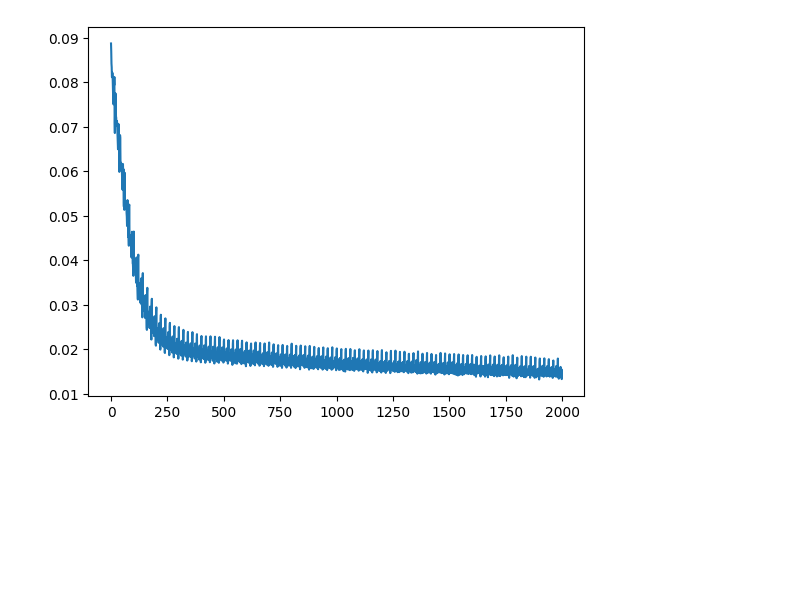
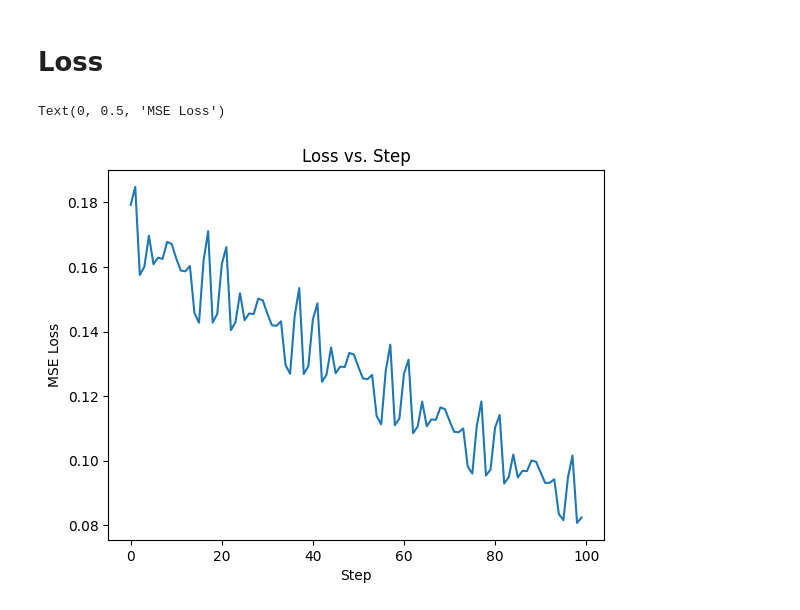
Before and after one commit to jlombino/ColorizerTorchPort, a Jupyter notebook: colors.ipynb, the cells around one changed output. Drawn from its saved outputs; the diff is of its cells as text; code cells hidden in the pictures; blank space fills up the shorter version.

```diff
--- a/colors.ipynb
+++ b/colors.ipynb
@@ -99,14 +116,17 @@ class Upsampling(nn.Module):
     def __init__(self, in_filters, out_filters):
         super().__init__()
 
+        # Output height and width = 2 x input height and width
         self.conv = nn.ConvTranspose2d(in_filters, out_filters, kernel_size = 4, stride = 2,
-                                      padding=1).to('cuda')
-        self.res = nn.ConvTranspose2d(in_filters, out_filters, kernel_size = 1, stride = 2,
-                                     output_padding=1).to('cuda')
+                                      padding=1)
 
-        self.norm = nn.BatchNorm2d(out_filters).to('cuda')
-        self.dropout = nn.Dropout(0.2).to('cuda')
-        self.activation = nn.LeakyReLU(0.1).to('cuda')
+        # Output height and width = 2 x input height and width
+        self.residual = nn.ConvTranspose2d(in_filters, out_filters, kernel_size = 1, stride = 2,
+                                     output_padding=1)
+
+        self.norm = nn.BatchNorm2d(out_filters)
+        self.dropout = nn.Dropout(0.2)
+        self.activation = nn.LeakyReLU(0.1)
 
     def forward(self, x, skip):
 
@@ -115,8 +135,9 @@ class Upsampling(nn.Module):
         block = self.norm(block)
         block = self.activation(block)
         block = self.dropout(block)
-        res = self.res(x)
-        block = torch.add(block, res)
+        residual = self.residual(x)
+        block = torch.add(block, residual)
+        # Concatenate skip connection on channel axis
         block = torch.cat((block, skip),1)
 
-        return block.to('cuda')
+        return block
@@ -214,8 +246,8 @@ class Generator(nn.Module):
 # %%
-h_epochs = 100
-h_saves = 20
+h_epochs = 5
+h_saves = 5
 h_image_size = 32
-h_max_allowable_filters = 128
+h_max_allowable_filters = 512
 h_batch_size = 500
 h_train_dir = 'Train/'
 h_test_dir = 'Test/'
@@ -229,0 +256,8 @@ losses = []
+# %%
+generator = Generator(h_image_size, h_max_allowable_filters).to(device)
+optimizer = torch.optim.Adam(generator.parameters(), lr=0.0001)
+train_data_loader = image_loader(h_batch_size, h_train_dir)
+test_data_loader = image_loader(1, h_test_dir)
+
+saved_epochs = []
+losses = []
@@ -281,5 +338,12 @@ else:
+# %% [markdown]
+# Loss
 # %%
-losses = [x.to('cpu').detach().numpy() for x in losses]
-plt.plot(range(len(losses)),losses);
+losses = [loss.to('cpu').detach().numpy() for loss in losses]
+fig, ax = plt.subplots()
+ax.plot(range(len(losses)),losses)
+ax.set_title('Loss vs. Step')
+ax.set_xlabel('Step')
+ax.set_ylabel('MSE Loss')
 # %% [output]
+Text(0, 0.5, 'MSE Loss')
-[figure, old version]
+[figure, new version]
```
Also changed, not shown: parts of 28 cells of this notebook.
